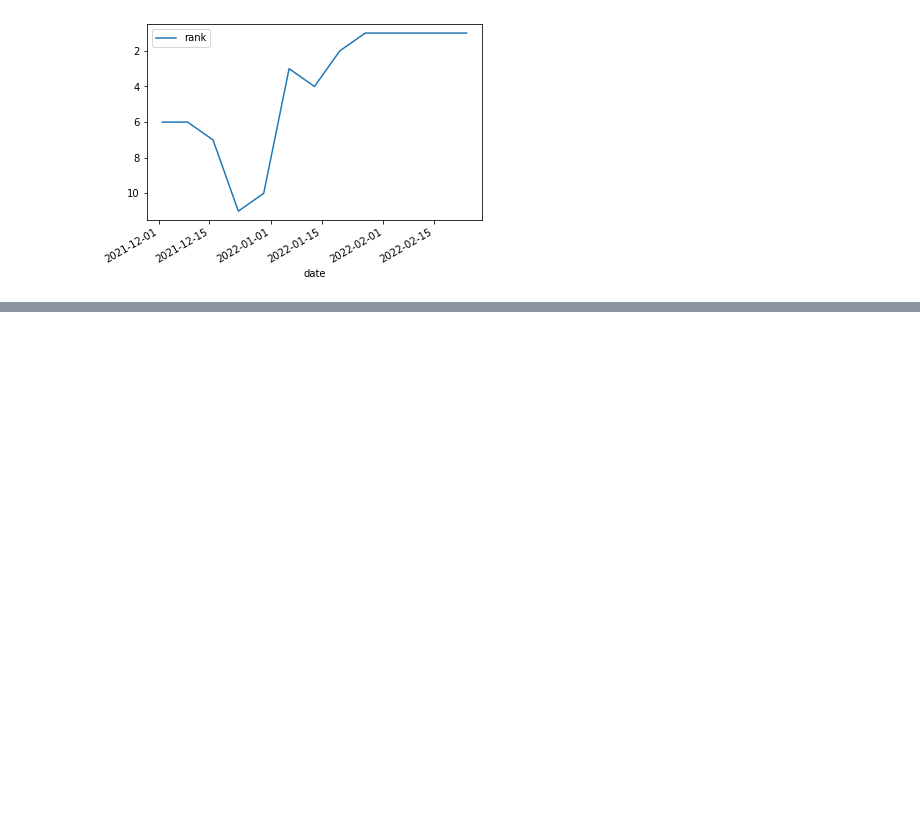
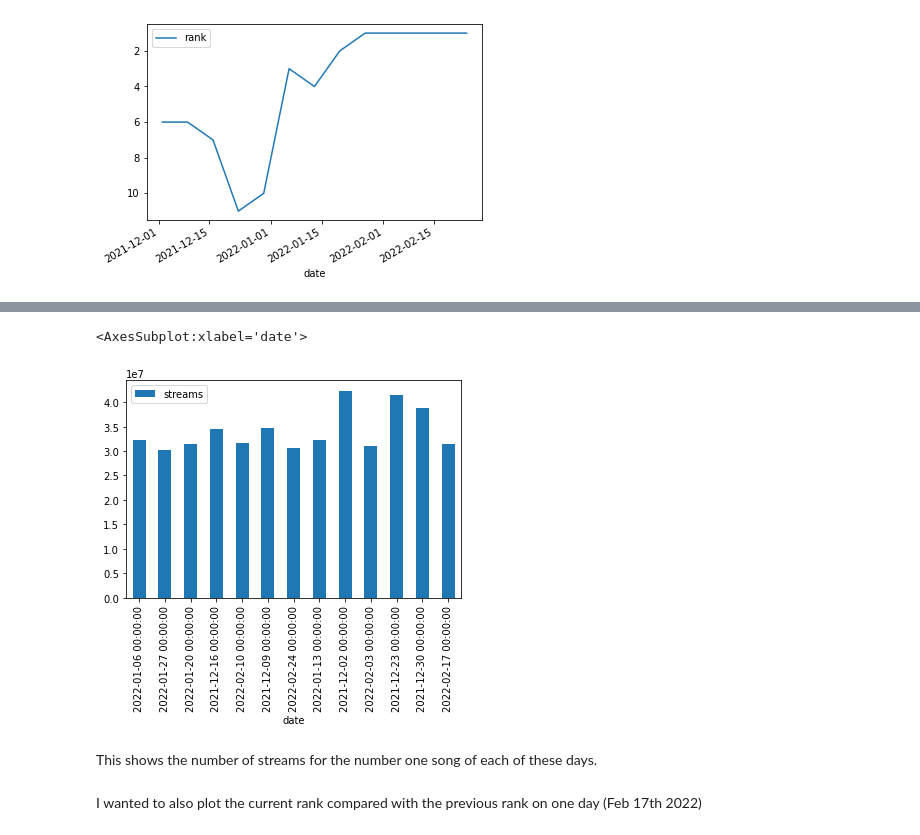
Before and after one commit to spurthirallapalli/DH140-FinalProject, a Jupyter notebook: FinalProject/Assignment2.ipynb, the cells around one changed output, grey strips where cells are left out. Cells and saved outputs as stored; diff of their text form; code cells hidden in the pictures; blank space fills up the shorter version.

```diff
--- a/FinalProject/Assignment2.ipynb
+++ b/FinalProject/Assignment2.ipynb
@@ -64,0 +151,2 @@ heat_waves.plot(x='date', y='rank').invert_yaxis()
+# %%
+number1 = weekly_global_charts.loc[weekly_global_charts['rank'] == 1]
@@ -64,0 +170,9 @@ heat_waves.plot(x='date', y='rank').invert_yaxis()
+# %%
+number1.plot(kind='bar', x='date', y='streams')
+# %% [output]
+<AxesSubplot:xlabel='date'>
+[figure, added]
+# %% [markdown]
+This shows the number of streams for the number one song of each of these days.
+# %% [markdown]
+I wanted to also plot the current rank compared with the previous rank on one day (Feb 17th 2022)
```
Also changed, not shown: parts of 23 cells of this notebook.
